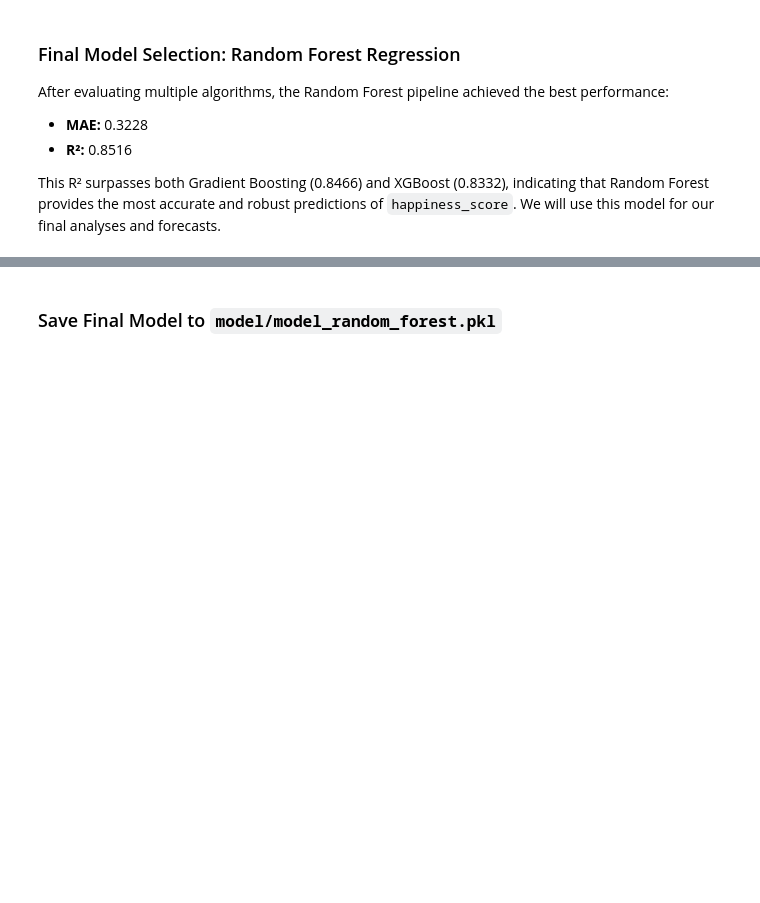
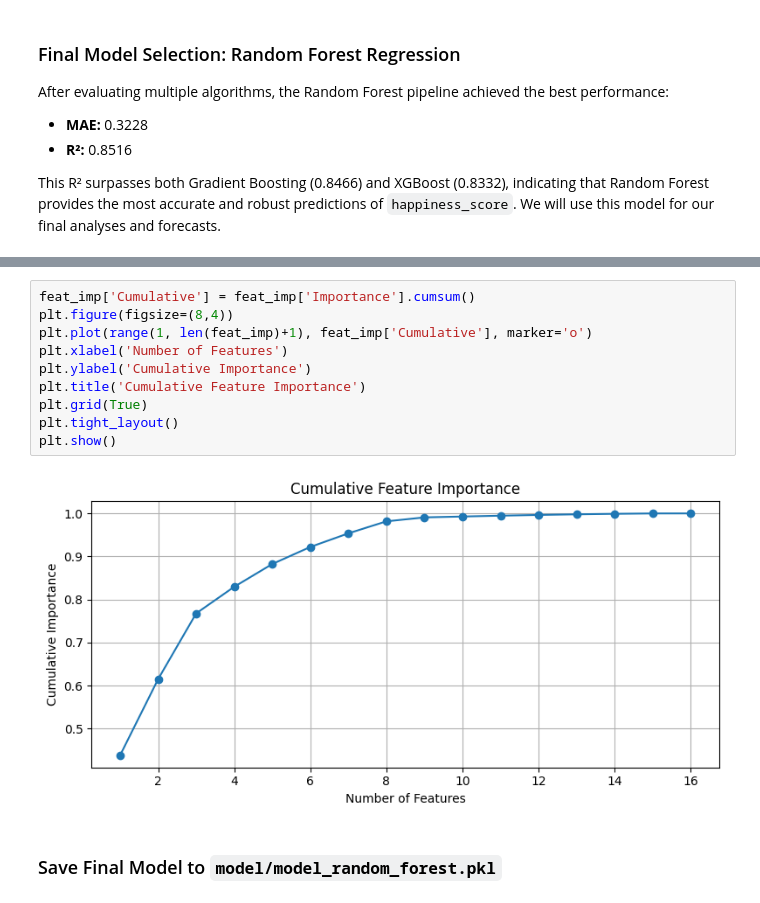
Before and after one commit to Jakcobo/workshop_03_kafka, a Jupyter notebook: notebooks/002_model.ipynb, the cells around one changed output, grey strips where cells are left out. Drawn from its saved outputs; the diff is of its cells as text; blank space fills up the shorter version.

```diff
--- a/notebooks/002_model.ipynb
+++ b/notebooks/002_model.ipynb
@@ -249,3 +310,15 @@ This R² surpasses both Gradient Boosting (0.8466) and XGBoost (0.8332), indicat
+# %%
+feat_imp['Cumulative'] = feat_imp['Importance'].cumsum()
+plt.figure(figsize=(8,4))
+plt.plot(range(1, len(feat_imp)+1), feat_imp['Cumulative'], marker='o')
+plt.xlabel('Number of Features')
+plt.ylabel('Cumulative Importance')
+plt.title('Cumulative Feature Importance')
+plt.grid(True)
+plt.tight_layout()
+plt.show()
+# %% [output]
+[figure, added]
 # %% [markdown]
 ### Save Final Model to `model/model_random_forest.pkl`
 # %%
```
Also changed, not shown: parts of 8 cells of this notebook, 1 other file.
